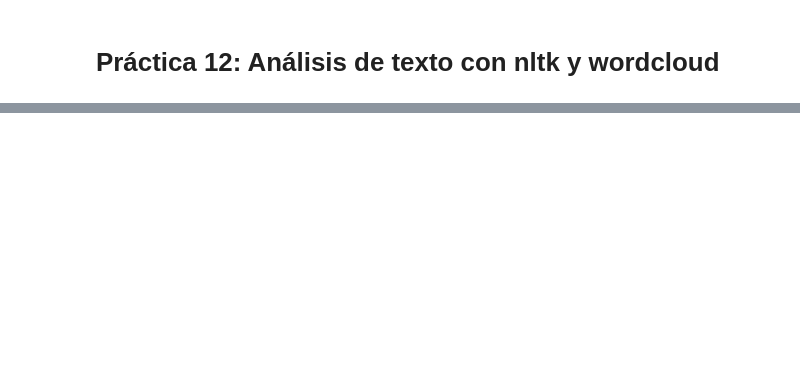
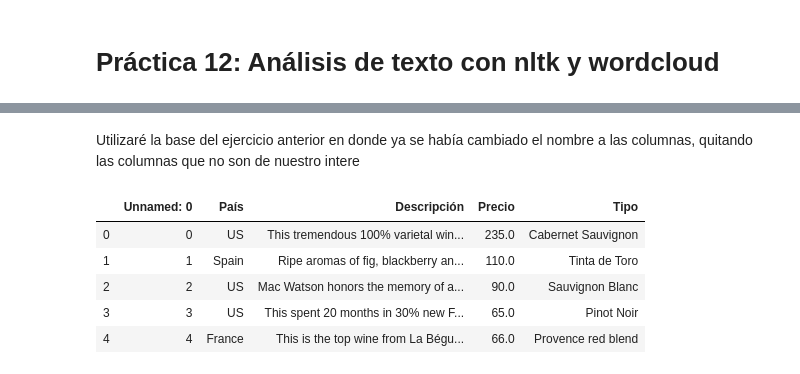
Before and after one commit to LizbethBolado/Mineria-de-datos, a Jupyter notebook: Practica 2 (Visualización de los datos).ipynb, the cells around one changed output, grey strips where cells are left out. Drawn from its saved outputs; the diff is of its cells as text; code cells hidden in the pictures; blank space fills up the shorter version.

```diff
--- a/Practica 2 (Visualización de los datos).ipynb
+++ b/Practica 2 (Visualización de los datos).ipynb
@@ -250,0 +271,12 @@ import ssl
+# %% [markdown]
+Utilizaré la base del ejercicio anterior en donde ya se había cambiado el nombre a las columnas, quitando las columnas que no son de nuestro intere
+# %%
+vinosnuevos=vinos1.drop(['Designación','Puntos','Provincia','Region_1','Region_2','winery'], axis=1)
+vinosnuevos.head()
+# %% [output]
+|  | Unnamed: 0 | País | Descripción | Precio | Tipo |
+| 0 | 0 | US | This tremendous 100% varietal win... | 235.0 | Cabernet Sauvignon |
+| 1 | 1 | Spain | Ripe aromas of fig, blackberry an... | 110.0 | Tinta de Toro |
+| 2 | 2 | US | Mac Watson honors the memory of a... | 90.0 | Sauvignon Blanc |
+| 3 | 3 | US | This spent 20 months in 30% new F... | 65.0 | Pinot Noir |
+| 4 | 4 | France | This is the top wine from La Bégu... | 66.0 | Provence red blend |
```
Also changed, not shown: parts of 4 cells of this notebook.
